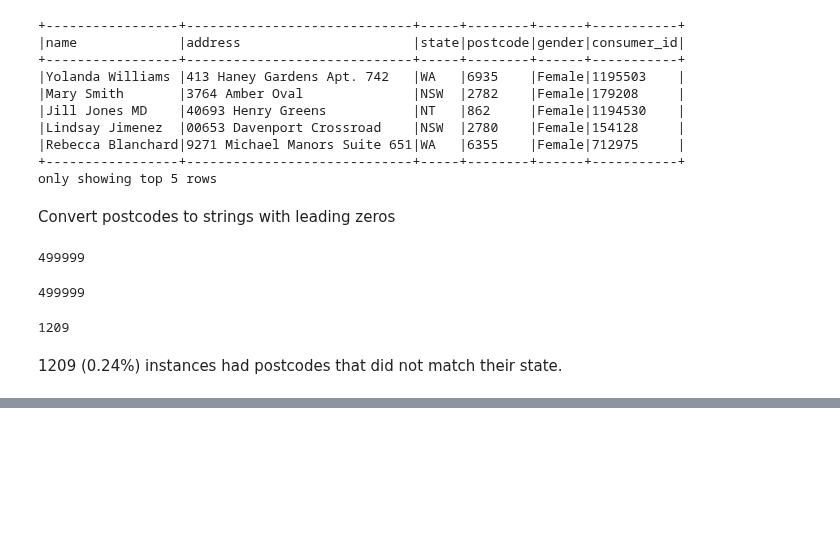
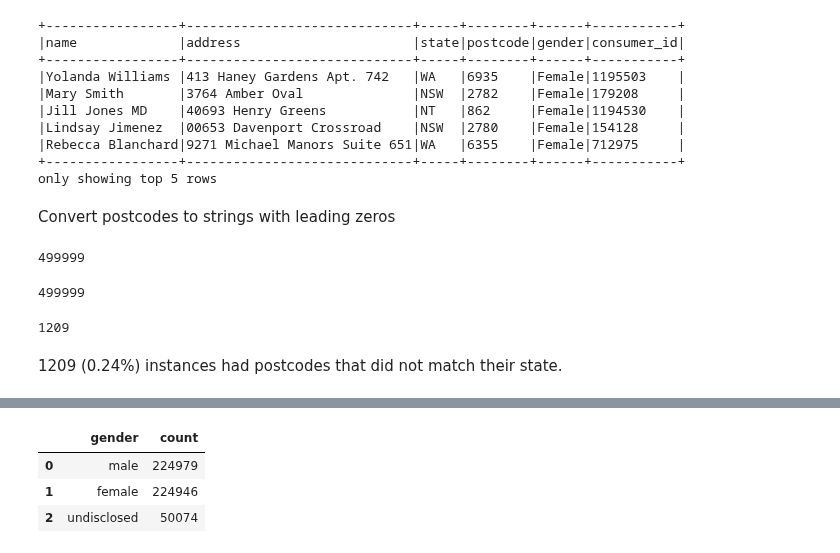
Before and after one commit to pommcuter/generic-buy-now-pay-later-project, a Jupyter notebook: notebooks/consumerPreprocessing.ipynb, the cells around one changed output, grey strips where cells are left out. Cells and saved outputs as stored; diff of their text form; code cells hidden in the pictures; blank space fills up the shorter version.

```diff
--- a/notebooks/consumerPreprocessing.ipynb
+++ b/notebooks/consumerPreprocessing.ipynb
@@ -135,0 +149,4 @@ cleaned_consumer.write.mode('overwrite').parquet('../data/curated/cleaned_consum
+# %%
+male_count = cleaned_consumer.where(F.col('gender') == 'Male').count()
+female_count = cleaned_consumer.where(F.col('gender') == 'Female').count()
+undisclosed_count = cleaned_consumer.where(F.col('gender') == 'Undisclosed').count()
@@ -135,0 +155,10 @@ cleaned_consumer.write.mode('overwrite').parquet('../data/curated/cleaned_consum
+# %%
+data = {'gender': ['male', 'female', 'undisclosed'], 'count': [male_count, female_count, undisclosed_count]}
+gender_counts = pd.DataFrame(data)
+# %%
+gender_counts
+# %% [output]
+|  | gender | count |
+| 0 | male | 224979 |
+| 1 | female | 224946 |
+| 2 | undisclosed | 50074 |
```
Also changed, not shown: parts of 7 cells of this notebook, 3 other files.
